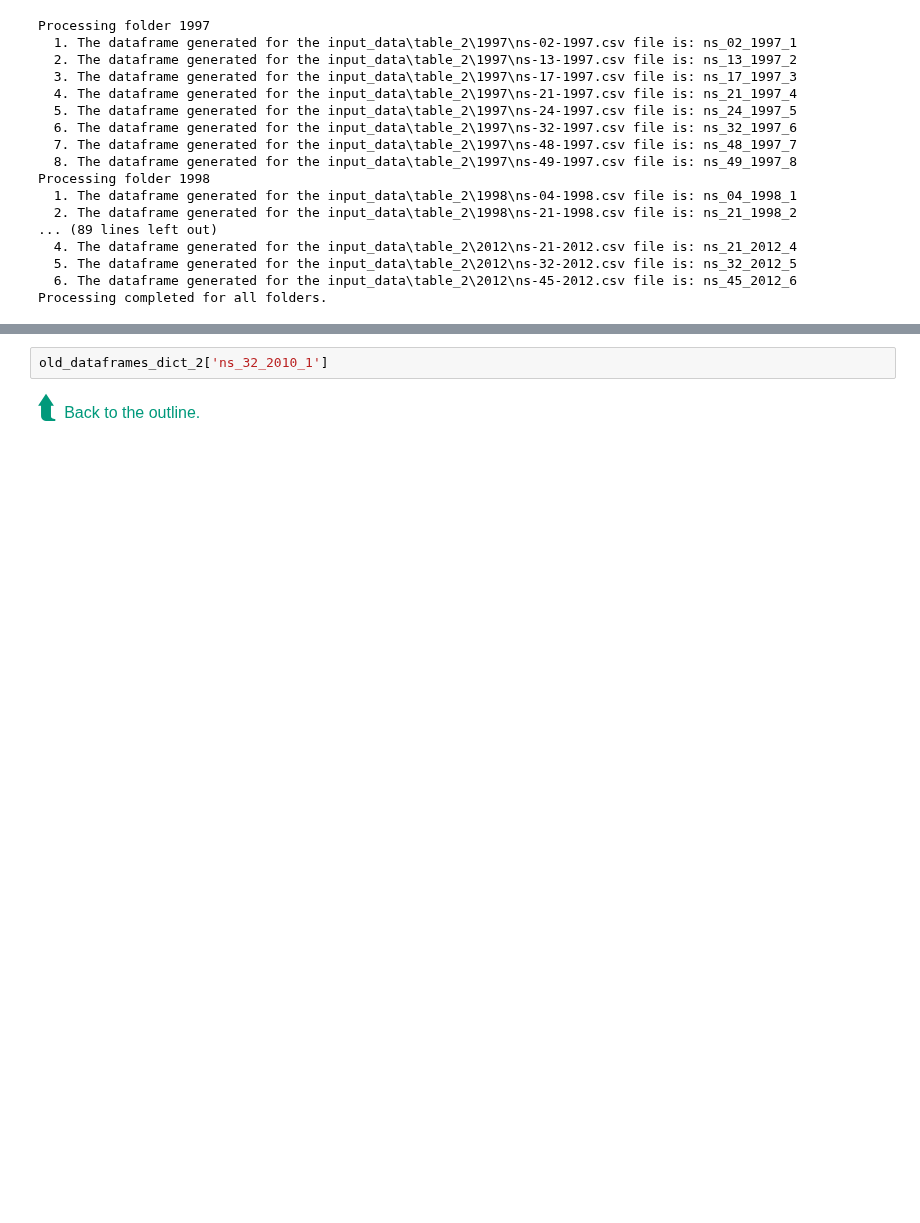
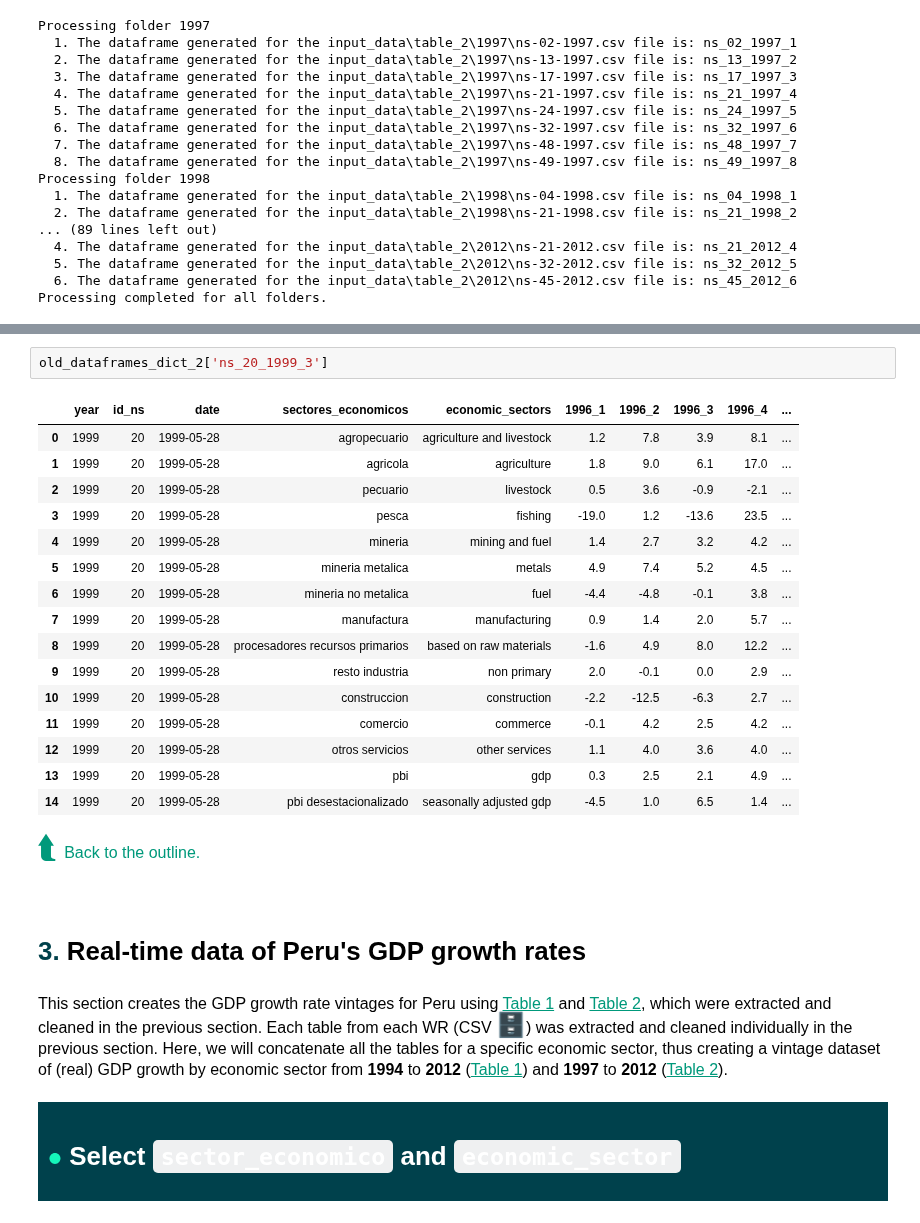
Before and after one commit to JasonCruz18/peru_gdp_revisions, a Jupyter notebook: gdp_revisions_datasets/old_gdp_datasets.ipynb, the cells around one changed output, grey strips where cells are left out. Saved outputs shown, nothing was run; the diff lists cells and outputs as text; blank space fills up the shorter version.

Commit message:
Completed all sections in old_gdp_revisions

```diff
--- a/gdp_revisions_datasets/old_gdp_datasets.ipynb
+++ b/gdp_revisions_datasets/old_gdp_datasets.ipynb
@@ -1005,5 +1026,22 @@ old_tables_dict_2['ns_04_2010_1']
 # %%
-old_dataframes_dict_2['ns_32_2010_1']
+old_dataframes_dict_2['ns_20_1999_3']
+# %% [output]
+|  | year | id_ns | date | sectores_economicos | economic_sectors | 1996_1 | 1996_2 | 1996_3 | 1996_4 | ... |
+| 0 | 1999 | 20 | 1999-05-28 | agropecuario | agriculture and livestock | 1.2 | 7.8 | 3.9 | 8.1 | ... |
+| 1 | 1999 | 20 | 1999-05-28 | agricola | agriculture | 1.8 | 9.0 | 6.1 | 17.0 | ... |
+| 2 | 1999 | 20 | 1999-05-28 | pecuario | livestock | 0.5 | 3.6 | -0.9 | -2.1 | ... |
+| 3 | 1999 | 20 | 1999-05-28 | pesca | fishing | -19.0 | 1.2 | -13.6 | 23.5 | ... |
+| 4 | 1999 | 20 | 1999-05-28 | mineria | mining and fuel | 1.4 | 2.7 | 3.2 | 4.2 | ... |
+| 5 | 1999 | 20 | 1999-05-28 | mineria metalica | metals | 4.9 | 7.4 | 5.2 | 4.5 | ... |
+| 6 | 1999 | 20 | 1999-05-28 | mineria no metalica | fuel | -4.4 | -4.8 | -0.1 | 3.8 | ... |
+| 7 | 1999 | 20 | 1999-05-28 | manufactura | manufacturing | 0.9 | 1.4 | 2.0 | 5.7 | ... |
+| 8 | 1999 | 20 | 1999-05-28 | procesadores recursos primarios | based on raw materials | -1.6 | 4.9 | 8.0 | 12.2 | ... |
+| 9 | 1999 | 20 | 1999-05-28 | resto industria | non primary | 2.0 | -0.1 | 0.0 | 2.9 | ... |
+| 10 | 1999 | 20 | 1999-05-28 | construccion | construction | -2.2 | -12.5 | -6.3 | 2.7 | ... |
+| 11 | 1999 | 20 | 1999-05-28 | comercio | commerce | -0.1 | 4.2 | 2.5 | 4.2 | ... |
+| 12 | 1999 | 20 | 1999-05-28 | otros servicios | other services | 1.1 | 4.0 | 3.6 | 4.0 | ... |
+| 13 | 1999 | 20 | 1999-05-28 | pbi | gdp | 0.3 | 2.5 | 2.1 | 4.9 | ... |
+| 14 | 1999 | 20 | 1999-05-28 | pbi desestacionalizado | seasonally adjusted gdp | -4.5 | 1.0 | 6.5 | 1.4 | ... |
 # %% [markdown]
 <div style="font-family: PT Serif Pro Book; text-align: left; color: dark; font-size: 16px;">
     <span style="font-size: 30px; color: rgb(255, 32, 78); font-weight: bold;">
@@ -1011,3 +1049,17 @@ old_dataframes_dict_2['ns_32_2010_1']
     </span>
     <a href="#outilne" style="color: rgb(0, 153, 123); text-decoration: none;">Back to the outline.</a>
 </div>
+# %% [markdown]
+<div id="3">
+   <!-- Contenido de la celda de destino -->
+</div>
+# %% [markdown]
+<h1><span style = "color: rgb(0, 65, 75); font-family: PT Serif Pro Book;">3.</span> <span style = "color: dark; font-family: PT Serif Pro Book;">Real-time data of Peru's GDP growth rates</span></h1>
+# %% [markdown]
+<div style="text-align: left; font-family: 'PT Serif Pro Book'; color: dark; font-size:16px">
+This section creates the GDP growth rate vintages for Peru using <a href="#3-2-1" style="color: rgb(0, 153, 123); font-size: 16px;">Table 1</a> and <a href="#3-2-1" style="color: rgb(0, 153, 123); font-size: 16px;">Table 2</a>, which were extracted and cleaned in the previous section. Each table from each WR (CSV <span style="font-size: 24px;">&#128452;</span>) was extracted and cleaned individually in the previous section. Here, we will concatenate all the tables for a specific economic sector, thus creating a vintage dataset of (real) GDP growth by economic sector from <b>1994</b> to <b>2012</b> (<a href="#3-2-1" style="color: rgb(0, 153, 123); font-size: 16px;">Table 1</a>) and <b>1997</b> to <b>2012</b> (<a href="#3-2-1" style="color: rgb(0, 153, 123); font-size: 16px;">Table 2</a>).
+<div/>
+# %% [markdown]
+<div style="background-color: #00414C; color: white; padding: 10px;">
+<h1><span style = "color: #15F5BA; font-family: 'PT Serif Pro Book'; color: dark;">$\bullet$</span> <span style = "color: dark; font-family: PT Serif Pro Book;">Select <code>sector_economico</code> and <code>economic_sector</code></span></h1>
+    </div>
```
Also changed, not shown: parts of 79 cells of this notebook, 1 other file.
